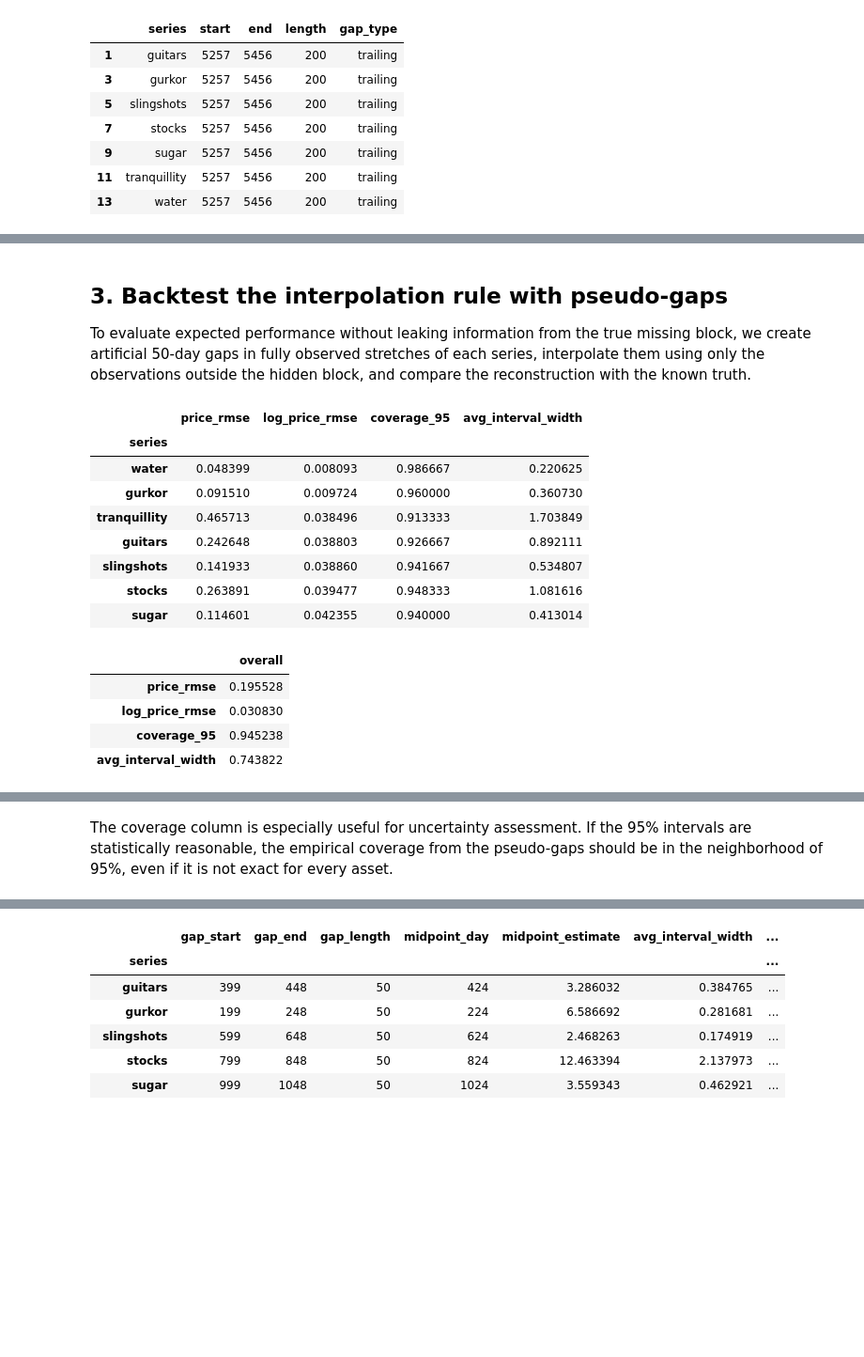
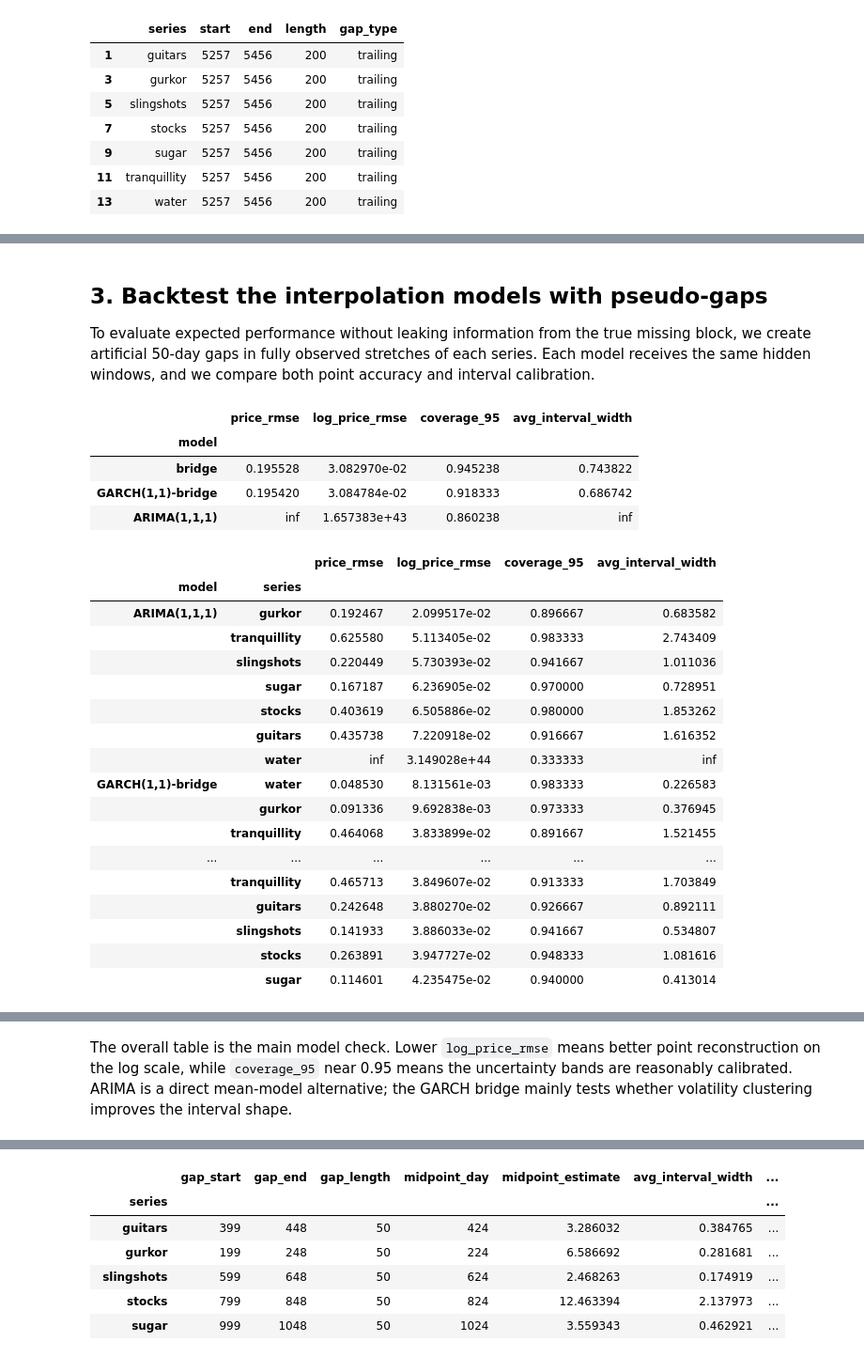
Before and after one commit to PeOll/TMS088, a Jupyter notebook: Subtasks/task2.ipynb, the cells around one changed output, grey strips where cells are left out. Shown at 94% size. Saved outputs shown, nothing was run; the diff lists cells and outputs as text; code cells hidden in the pictures; blank space fills up the shorter version.

```diff
--- a/Subtasks/task2.ipynb
+++ b/Subtasks/task2.ipynb
@@ -11,12 +11,19 @@ Based on that, the interpolation below works on the log-price scale and uses a l
 # %%
 from pathlib import Path
 import sys
+import warnings
 
 import numpy as np
 import pandas as pd
 import matplotlib.pyplot as plt
 import seaborn as sns
 from IPython.display import display
+from statsmodels.tsa.arima.model import ARIMA
+
+try:
+    from arch import arch_model
+except ImportError:
+    arch_model = None
 
 repo_root = Path.cwd()
 if not (repo_root / "config").exists():
@@ -26,7 +33,8 @@ sys.path.append(str(repo_root))
 from config.plot_config import plot_config
 from Subtasks.series_analysis import PriceAnalysis
 
-plot_config()
+output = plot_config() / "task2"
+output.mkdir(exist_ok=True)
 # %% [markdown]
 ## 1. Load the cleaned data and identify the interpolation targets
 
@@ -172,36 +350,56 @@ def evaluate_bridge_interpolator(prices, log_returns, gap_length, variance_windo
 # %% [markdown]
-## 3. Backtest the interpolation rule with pseudo-gaps
+## 3. Backtest the interpolation models with pseudo-gaps
 
-To evaluate expected performance without leaking information from the true missing block, we create artificial 50-day gaps in fully observed stretches of each series, interpolate them using only the observations outside the hidden block, and compare the reconstruction with the known truth.
+To evaluate expected performance without leaking information from the true missing block, we create artificial 50-day gaps in fully observed stretches of each series. Each model receives the same hidden windows, and we compare both point accuracy and interval calibration.
 # %%
-backtest_results = evaluate_bridge_interpolator(
+backtest_results = evaluate_interpolators(
     prices,
     log_returns,
+    interpolation_models,
     gap_length=validation_gap_length,
     variance_window=variance_window,
     max_windows=max_validation_windows,
+    z_value=z_value,
 )
 
-backtest_summary = backtest_results.groupby("series")[
-    ["price_rmse", "log_price_rmse", "coverage_95", "avg_interval_width"]
-].mean().sort_values("log_price_rmse")
+metrics = ["price_rmse", "log_price_rmse", "coverage_95", "avg_interval_width"]
+backtest_summary = (
+    backtest_results.groupby(["model", "series"])[metrics]
+    .mean()
+    .sort_values(["model", "log_price_rmse"])
+)
+overall_backtest = backtest_results.groupby("model")[metrics].mean().sort_values("log_price_rmse")
 
-overall_backtest = backtest_results[["price_rmse", "log_price_rmse", "coverage_95", "avg_interval_width"]].mean().to_frame("overall")
+display(overall_backtest)
+display(backtest_summary)
 
-display(backtest_summary)
-display(overall_backtest)
+needs_attention = backtest_results[metrics].isna().any(axis=1) | backtest_results["model_note"].astype(str).str.contains(
+    "fallback|Error|Exception|ImportError", regex=True
+)
+model_notes = backtest_results.loc[needs_attention, ["model", "series", "start", "model_note"]]
+if not model_notes.empty:
+    display(model_notes.drop_duplicates().head(20))
 # %% [output]
 |  | price_rmse | log_price_rmse | coverage_95 | avg_interval_width |
-| series |  |  |  |  |
-| water | 0.048399 | 0.008093 | 0.986667 | 0.220625 |
-| gurkor | 0.091510 | 0.009724 | 0.960000 | 0.360730 |
-| tranquillity | 0.465713 | 0.038496 | 0.913333 | 1.703849 |
-| guitars | 0.242648 | 0.038803 | 0.926667 | 0.892111 |
-| slingshots | 0.141933 | 0.038860 | 0.941667 | 0.534807 |
-| stocks | 0.263891 | 0.039477 | 0.948333 | 1.081616 |
-| sugar | 0.114601 | 0.042355 | 0.940000 | 0.413014 |
+| model |  |  |  |  |
+| bridge | 0.195528 | 3.082970e-02 | 0.945238 | 0.743822 |
+| GARCH(1,1)-bridge | 0.195420 | 3.084784e-02 | 0.918333 | 0.686742 |
+| ARIMA(1,1,1) | inf | 1.657383e+43 | 0.860238 | inf |
-|  | overall |
-| price_rmse | 0.195528 |
-| log_price_rmse | 0.030830 |
-| coverage_95 | 0.945238 |
-| avg_interval_width | 0.743822 |
+|  |  | price_rmse | log_price_rmse | coverage_95 | avg_interval_width |
+| model | series |  |  |  |  |
+| ARIMA(1,1,1) | gurkor | 0.192467 | 2.099517e-02 | 0.896667 | 0.683582 |
+|  | tranquillity | 0.625580 | 5.113405e-02 | 0.983333 | 2.743409 |
+|  | slingshots | 0.220449 | 5.730393e-02 | 0.941667 | 1.011036 |
+|  | sugar | 0.167187 | 6.236905e-02 | 0.970000 | 0.728951 |
+|  | stocks | 0.403619 | 6.505886e-02 | 0.980000 | 1.853262 |
+|  | guitars | 0.435738 | 7.220918e-02 | 0.916667 | 1.616352 |
+|  | water | inf | 3.149028e+44 | 0.333333 | inf |
+| GARCH(1,1)-bridge | water | 0.048530 | 8.131561e-03 | 0.983333 | 0.226583 |
+|  | gurkor | 0.091336 | 9.692838e-03 | 0.973333 | 0.376945 |
+|  | tranquillity | 0.464068 | 3.833899e-02 | 0.891667 | 1.521455 |
+| ... | ... | ... | ... | ... | ... |
+|  | tranquillity | 0.465713 | 3.849607e-02 | 0.913333 | 1.703849 |
+|  | guitars | 0.242648 | 3.880270e-02 | 0.926667 | 0.892111 |
+|  | slingshots | 0.141933 | 3.886033e-02 | 0.941667 | 0.534807 |
+|  | stocks | 0.263891 | 3.947727e-02 | 0.948333 | 1.081616 |
+|  | sugar | 0.114601 | 4.235475e-02 | 0.940000 | 0.413014 |
@@ -208,5 +422,5 @@ display(overall_backtest)
 # %% [markdown]
-The coverage column is especially useful for uncertainty assessment. If the 95% intervals are statistically reasonable, the empirical coverage from the pseudo-gaps should be in the neighborhood of 95%, even if it is not exact for every asset.
+The overall table is the main model check. Lower `log_price_rmse` means better point reconstruction on the log scale, while `coverage_95` near 0.95 means the uncertainty bands are reasonably calibrated. ARIMA is a direct mean-model alternative; the GARCH bridge mainly tests whether volatility clustering improves the interval shape.
 # %% [markdown]
 ## 4. Interpolate the true internal gaps
 
```
Also changed, not shown: parts of 8 cells of this notebook, 12 other files.
